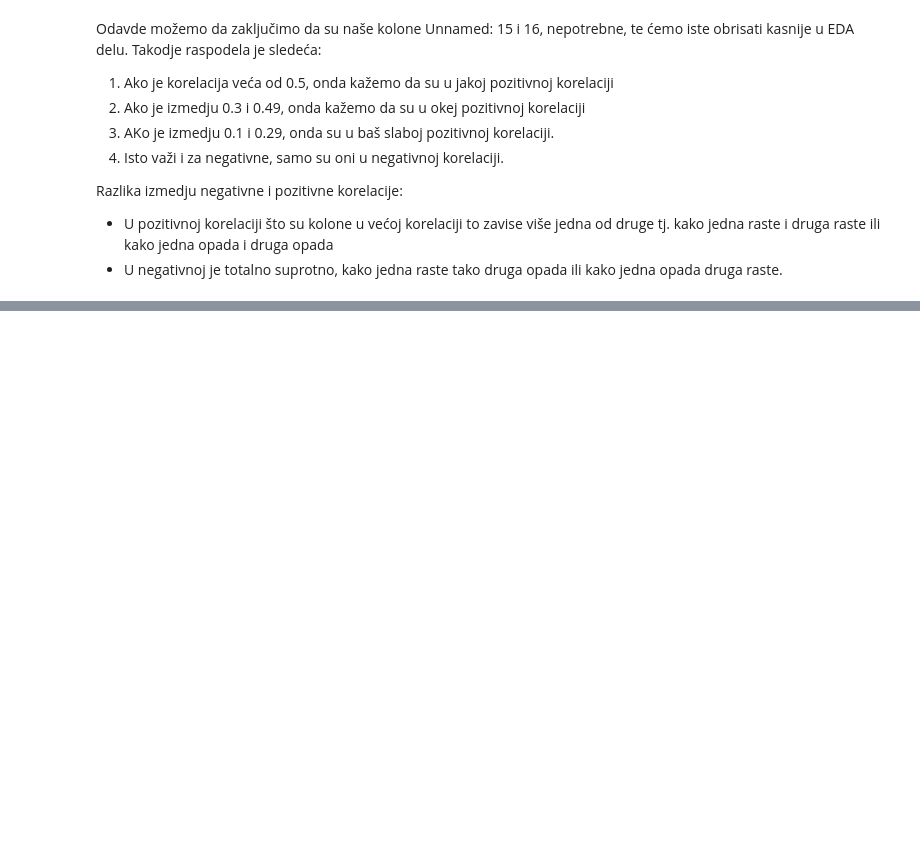
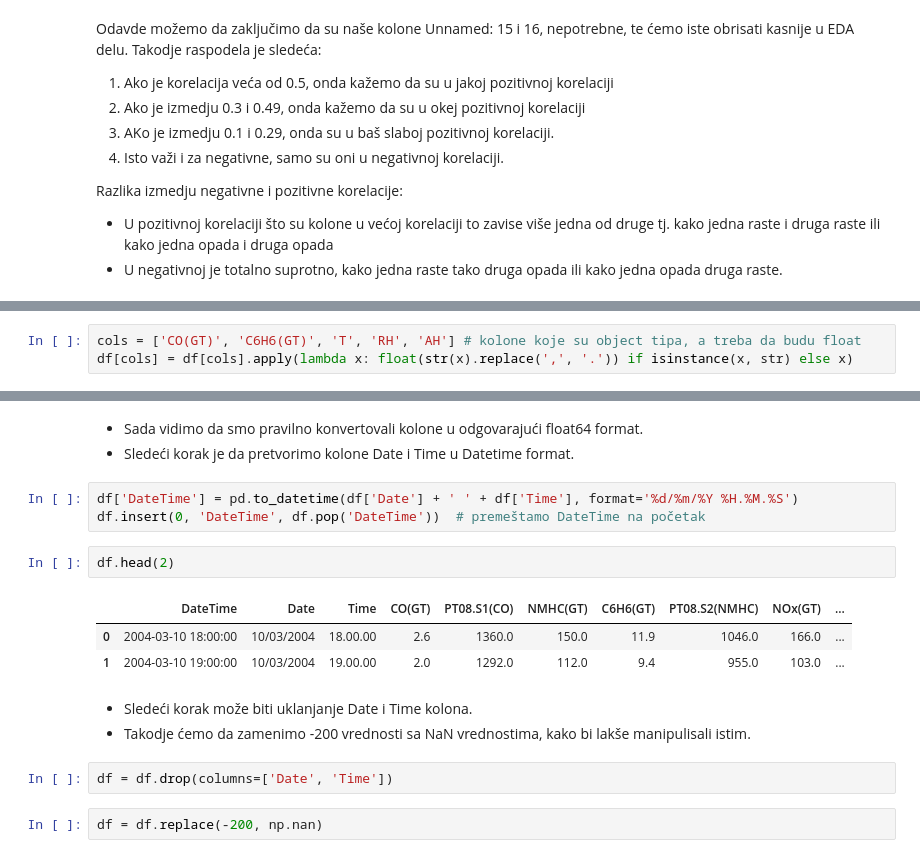
Before and after one commit to mbozinovic7625rn/onp-projekat2025, a Jupyter notebook: mihailo_bozinovic_7625_rn.ipynb, the cells around one changed output, grey strips where cells are left out. Saved outputs shown, nothing was run; the diff lists cells and outputs as text; blank space fills up the shorter version.

```diff
--- a/mihailo_bozinovic_7625_rn.ipynb
+++ b/mihailo_bozinovic_7625_rn.ipynb
@@ -217,0 +236,3 @@ Razlika izmedju negativne i pozitivne korelacije:
+# %%
+cols = ['CO(GT)', 'C6H6(GT)', 'T', 'RH', 'AH'] # kolone koje su object tipa, a treba da budu float
+df[cols] = df[cols].apply(lambda x: float(str(x).replace(',', '.')) if isinstance(x, str) else x)
@@ -217,0 +259,19 @@ Razlika izmedju negativne i pozitivne korelacije:
+# %% [markdown]
+- Sada vidimo da smo pravilno konvertovali kolone u odgovarajući float64 format.
+- Sledeći korak je da pretvorimo kolone Date i Time u Datetime format.
+# %%
+df['DateTime'] = pd.to_datetime(df['Date'] + ' ' + df['Time'], format='%d/%m/%Y %H.%M.%S')
+df.insert(0, 'DateTime', df.pop('DateTime'))  # premeštamo DateTime na početak
+# %%
+df.head(2)
+# %% [output]
+|  | DateTime | Date | Time | CO(GT) | PT08.S1(CO) | NMHC(GT) | C6H6(GT) | PT08.S2(NMHC) | NOx(GT) | ... |
+| 0 | 2004-03-10 18:00:00 | 10/03/2004 | 18.00.00 | 2.6 | 1360.0 | 150.0 | 11.9 | 1046.0 | 166.0 | ... |
+| 1 | 2004-03-10 19:00:00 | 10/03/2004 | 19.00.00 | 2.0 | 1292.0 | 112.0 | 9.4 | 955.0 | 103.0 | ... |
+# %% [markdown]
+- Sledeći korak može biti uklanjanje Date i Time kolona.
+- Takodje ćemo da zamenimo -200 vrednosti sa NaN vrednostima, kako bi lakše manipulisali istim.
+# %%
+df = df.drop(columns=['Date', 'Time'])
+# %%
+df = df.replace(-200, np.nan)
```
Also changed, not shown: parts of 27 cells of this notebook, 1 other file.
